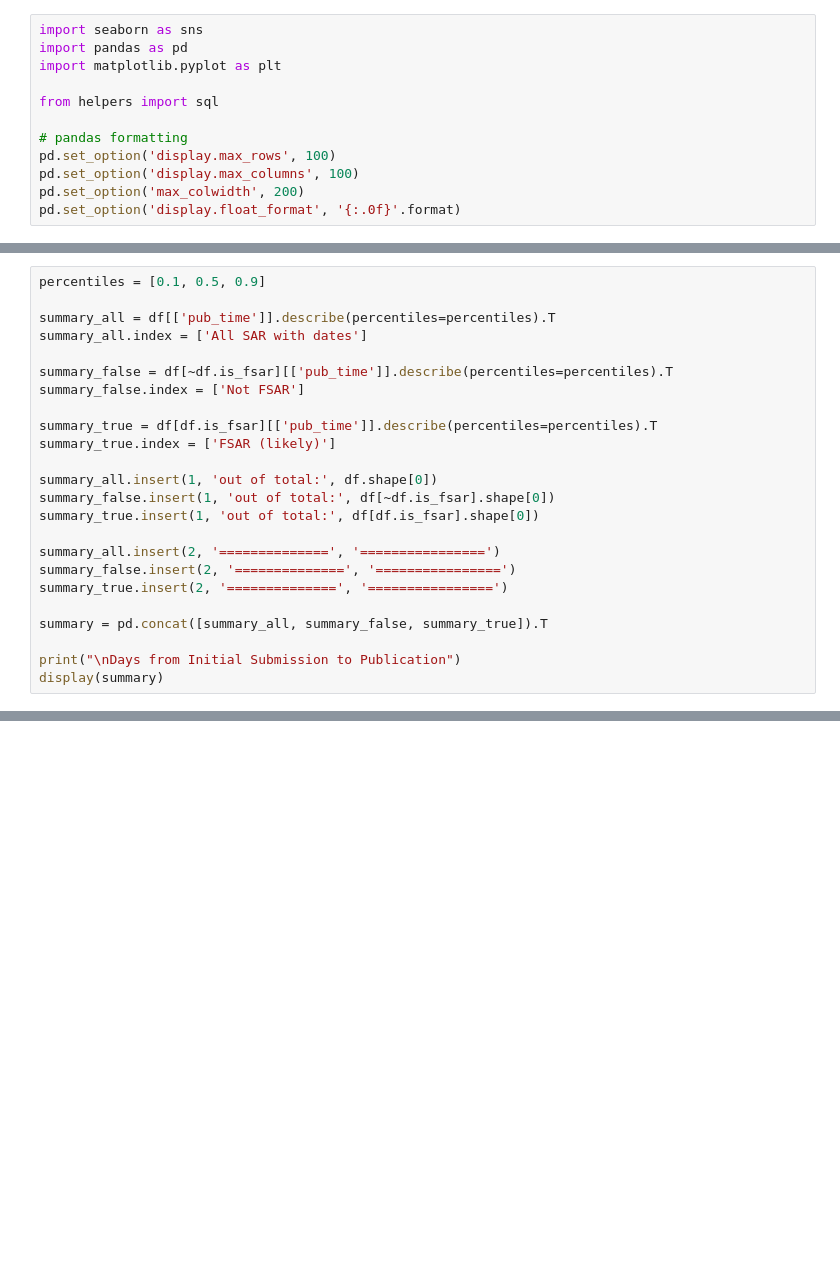
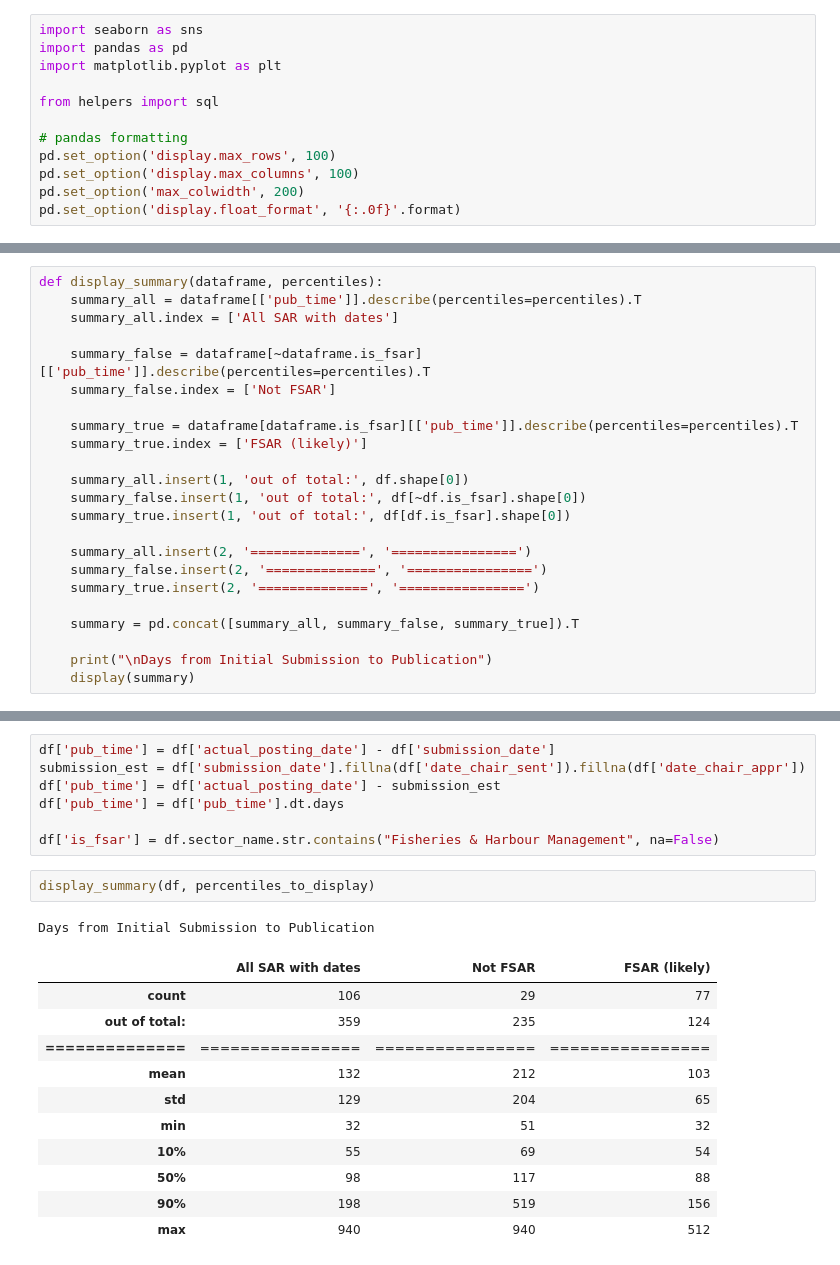
Before and after one commit to KevinCarr42/CSAS-Exploratory-Data-Analysis, a Jupyter notebook: fsar_vs_sar.ipynb, the cells around one changed output, grey strips where cells are left out. Drawn from its saved outputs; the diff is of its cells as text; blank space fills up the shorter version.

```diff
--- a/fsar_vs_sar.ipynb
+++ b/fsar_vs_sar.ipynb
@@ -85,24 +85,23 @@ df_fsar = df[df.sector_name.str.contains("Fisheries & Harbour Management", na=Fa
 # %%
-percentiles = [0.1, 0.5, 0.9]
+def display_summary(dataframe, percentiles):
+    summary_all = dataframe[['pub_time']].describe(percentiles=percentiles).T
+    summary_all.index = ['All SAR with dates']
 
-summary_all = df[['pub_time']].describe(percentiles=percentiles).T
-summary_all.index = ['All SAR with dates']
+    summary_false = dataframe[~dataframe.is_fsar][['pub_time']].describe(percentiles=percentiles).T
+    summary_false.index = ['Not FSAR']
 
-summary_false = df[~df.is_fsar][['pub_time']].describe(percentiles=percentiles).T
-summary_false.index = ['Not FSAR']
+    summary_true = dataframe[dataframe.is_fsar][['pub_time']].describe(percentiles=percentiles).T
+    summary_true.index = ['FSAR (likely)']
 
-summary_true = df[df.is_fsar][['pub_time']].describe(percentiles=percentiles).T
-summary_true.index = ['FSAR (likely)']
+    summary_all.insert(1, 'out of total:', df.shape[0])
+    summary_false.insert(1, 'out of total:', df[~df.is_fsar].shape[0])
+    summary_true.insert(1, 'out of total:', df[df.is_fsar].shape[0])
 
-summary_all.insert(1, 'out of total:', df.shape[0])
-summary_false.insert(1, 'out of total:', df[~df.is_fsar].shape[0])
-summary_true.insert(1, 'out of total:', df[df.is_fsar].shape[0])
+    summary_all.insert(2, '==============', '================')
+    summary_false.insert(2, '==============', '================')
+    summary_true.insert(2, '==============', '================')
 
-summary_all.insert(2, '==============', '================')
-summary_false.insert(2, '==============', '================')
-summary_true.insert(2, '==============', '================')
+    summary = pd.concat([summary_all, summary_false, summary_true]).T
 
-summary = pd.concat([summary_all, summary_false, summary_true]).T
-
-print("\nDays from Initial Submission to Publication")
-display(summary)
+    print("\nDays from Initial Submission to Publication")
+    display(summary)
@@ -203,0 +217,22 @@ FSAR
+# %%
+df['pub_time'] = df['actual_posting_date'] - df['submission_date']
+submission_est = df['submission_date'].fillna(df['date_chair_sent']).fillna(df['date_chair_appr'])
+df['pub_time'] = df['actual_posting_date'] - submission_est
+df['pub_time'] = df['pub_time'].dt.days
+
+df['is_fsar'] = df.sector_name.str.contains("Fisheries & Harbour Management", na=False)
+# %%
+display_summary(df, percentiles_to_display)
+# %% [output]
+Days from Initial Submission to Publication
+|  | All SAR with dates | Not FSAR | FSAR (likely) |
+| count | 106 | 29 | 77 |
+| out of total: | 359 | 235 | 124 |
+| ============== | ================ | ================ | ================ |
+| mean | 132 | 212 | 103 |
+| std | 129 | 204 | 65 |
+| min | 32 | 51 | 32 |
+| 10% | 55 | 69 | 54 |
+| 50% | 98 | 117 | 88 |
+| 90% | 198 | 519 | 156 |
+| max | 940 | 940 | 512 |
```
Also changed, not shown: parts of 7 cells of this notebook.
